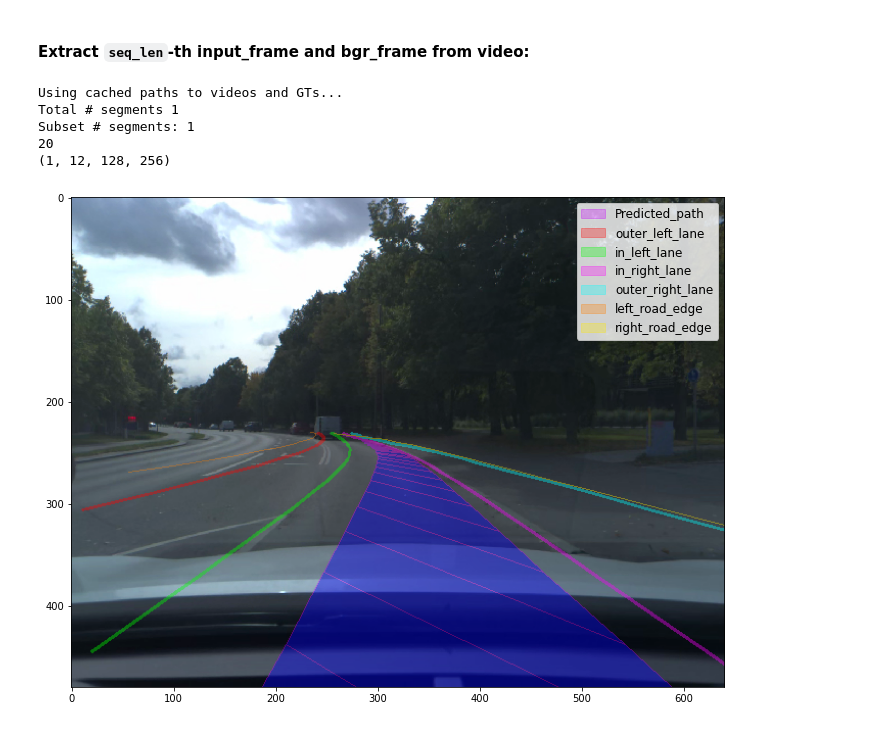
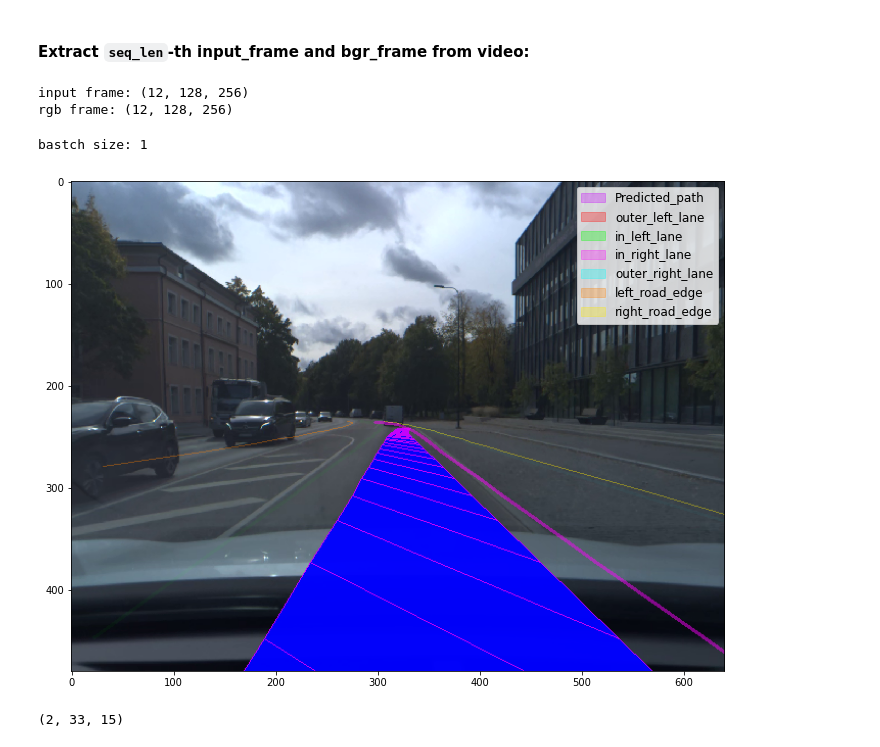
Before and after one commit to mbalesni/openpilot-pipeline, a Jupyter notebook: vis.ipynb, the cells around one changed output. Saved outputs shown, nothing was run; the diff lists cells and outputs as text; code cells hidden in the pictures.

Commit message:
move output parsing & visualization to utils

```diff
--- a/vis.ipynb
+++ b/vis.ipynb
@@ -74,44 +19,22 @@ real_paths_xyz.shape
 (1200, 33, 3)
 # %% [markdown]
 #### Extract `seq_len`-th input_frame and bgr_frame from video:
-# %%
-comma_recordings_basedir = '/home/nikita/data'
-path_to_onnx_model = 'common/models/supercombo.onnx'
-os.makedirs('outs', exist_ok=True)
-
-train_split = 0.8
-seq_len = 6
-single_frame_batches = False
-prefetch_factor = 1
-batch_size = 1
-num_workers = 1
-
-train_dataset = CommaDataset(comma_recordings_basedir, train_split=train_split, seq_len=seq_len,
-                                shuffle=True, single_frame_batches=single_frame_batches, seed=42)
-train_loader = DataLoader(train_dataset, batch_size=None, num_workers=num_workers, shuffle=False,
-                        prefetch_factor=prefetch_factor, persistent_workers=True, collate_fn=None)
-train_loader = BatchDataLoader(train_loader, batch_size=batch_size)
-# train_loader = BackgroundGenerator(train_loader) # removed only for this example, keep in production
-
-for it, batch in enumerate(train_loader):
-    stacked_frames, plans, plans_probs, segment_finished, sequence_finished, bgr_frames = batch
-
-    if it ==20:
-        print(it)
-        for t_idx in range(seq_len):
-
-            input_frame = stacked_frames[0:1, t_idx, ...].numpy().astype(np.float32)
-            bgr_frame = bgr_frames[0, t_idx, ...].numpy()
-
-        break
-
-print(input_frame.shape)
-# %% [output]
-Using cached paths to videos and GTs...
-Total # segments 1
-Subset # segments: 1
-20
-(1, 12, 128, 256)
+# %%
+path_to_segment = '/home/nikita/data/2021-09-14--09-19-21/25/fcamera.hevc'
+path_to_onnx_model = 'common/models/supercombo.onnx'
+os.makedirs('outs', exist_ok=True)
+
+input_frames, rgb_frames = load_transformed_video(path_to_segment, seq_len=50)
+
+
+input_frame = input_frames[20]
+rgb_frame = rgb_frames[20]
+
+print('input frame:', input_frame.shape)
+print('rgb frame:', input_frame.shape)
+# %% [output]
+input frame: (12, 128, 256)
+rgb frame: (12, 128, 256)
 # %%
 fill_color_gt = [0,  255, 0]
 line_color_gt = [255,255, 0]
@@ -142,18 +65,17 @@ onnxruntime_model = rt.InferenceSession(path_to_onnx_model, providers=providers)
 recurrent_state = np.zeros((1, 512), dtype=np.float32)
 
 inputs = {
-    'input_imgs': input_frame,
+    'input_imgs': np.expand_dims(input_frame.astype(np.float32), 0),
     'desire': np.zeros((1, 8), dtype=np.float32),
     'traffic_convention': np.array([0, 1], dtype=np.float32).reshape(1, 2),
     'initial_state': recurrent_state,
 }
 
 outs = onnxruntime_model.run(output_names, inputs)[0]
-lanelines, best_path, roadedges = extract_preds(outs)  # TODO: visualize these lanelines as well
+lanelines, road_edges, best_path = extract_preds(outs)[0] # extract sample id = 0
 
 # print(lanelines[0].shape)
 # plot predictions
-rgb_frame = cv2.cvtColor(bgr_frame, cv2.COLOR_BGR2RGB)
 
 rpy_calib_gt = [0.00018335809, 0.034165092, -0.014245722]  # real calibration values during this ride
 rpy_calib_pred = [0, 0, 0]  # calibration we currently use for pre-processing
@@ -162,37 +84,41 @@ calibration_gt = Calibration(rpy_calib_gt, plot_img_width=plot_img_width, plot_i
 calibration_pred = Calibration(rpy_calib_pred, plot_img_width=plot_img_width, plot_img_height=plot_img_height)
 
 # path_xyz_gt = real_paths_xyz[t_idx]
-path_xyz_pred = best_path[0, 0, :, :3]
+path_xyz_pred = best_path[0, :, :3]
 
-img_plot = create_image_canvas(rgb_frame, calibration_gt.CALIB_BB_TO_FULL, plot_img_height, plot_img_width) # calibration here doesn't really matter, just has to have the right plot_img_width and plot_img_height for correct scaling
 # img_plot = draw_path(path_xyz_gt, img_plot, calibration_gt, fill_color=fill_color_gt, line_color=line_color_gt)
-img_plot = draw_path(lanelines,roadedges, path_xyz_pred, img_plot, calibration_pred, X_IDXS, laneline_colors, fill_color=fill_color_preds, line_color=line_color_preds)
+img_plot = draw_path(lanelines, road_edges, path_xyz_pred, rgb_frame, calibration_pred, X_IDXS, laneline_colors, fill_color=fill_color_preds, line_color=line_color_preds)
 
 plot_width = 12
 plot_height = plot_width * (FULL_FRAME_SIZE[1] / FULL_FRAME_SIZE[0])
 plt.figure(figsize=(plot_width, plot_height))
 
 plt.imshow(img_plot)
 
 legend_elements = [#Patch(facecolor=legend_color(fill_color_gt), edgecolor=legend_color(line_color_gt),label='Ground Truth'),
                    Patch(facecolor=legend_color(line_color_preds), edgecolor=legend_color(line_color_preds),
                          label='Predicted_path'),
                          Patch(facecolor=legend_color(laneline_colors[0]), edgecolor=legend_color(laneline_colors[0]),
                          label='outer_left_lane'),
                          Patch(facecolor=legend_color(laneline_colors[1]), edgecolor=legend_color(laneline_colors[1]),
                          label='in_left_lane'),
                          Patch(facecolor=legend_color(laneline_colors[2]), edgecolor=legend_color(laneline_colors[2]),
                          label='in_right_lane'),
                          Patch(facecolor=legend_color(laneline_colors[3]), edgecolor=legend_color(laneline_colors[3]),
                          label='outer_right_lane'),
                          Patch(facecolor=legend_color(legend_roadedge_colors[0]), edgecolor=legend_color(legend_roadedge_colors[0]),
                          label='left_road_edge'),
                          Patch(facecolor=legend_color(legend_roadedge_colors[1]), edgecolor=legend_color(legend_roadedge_colors[1]),
                          label='right_road_edge')
 
                          ]
 
 plt.legend(handles=legend_elements, loc='upper right', prop={'size': 12})
 plt.show()
 # %% [output]
+bastch size: 1
-[figure, old version]
+[figure, new version]
+# %%
+best_path.shape
+# %% [output]
+(2, 33, 15)
```
Also changed, not shown: parts of 2 cells of this notebook, 1 other file.
